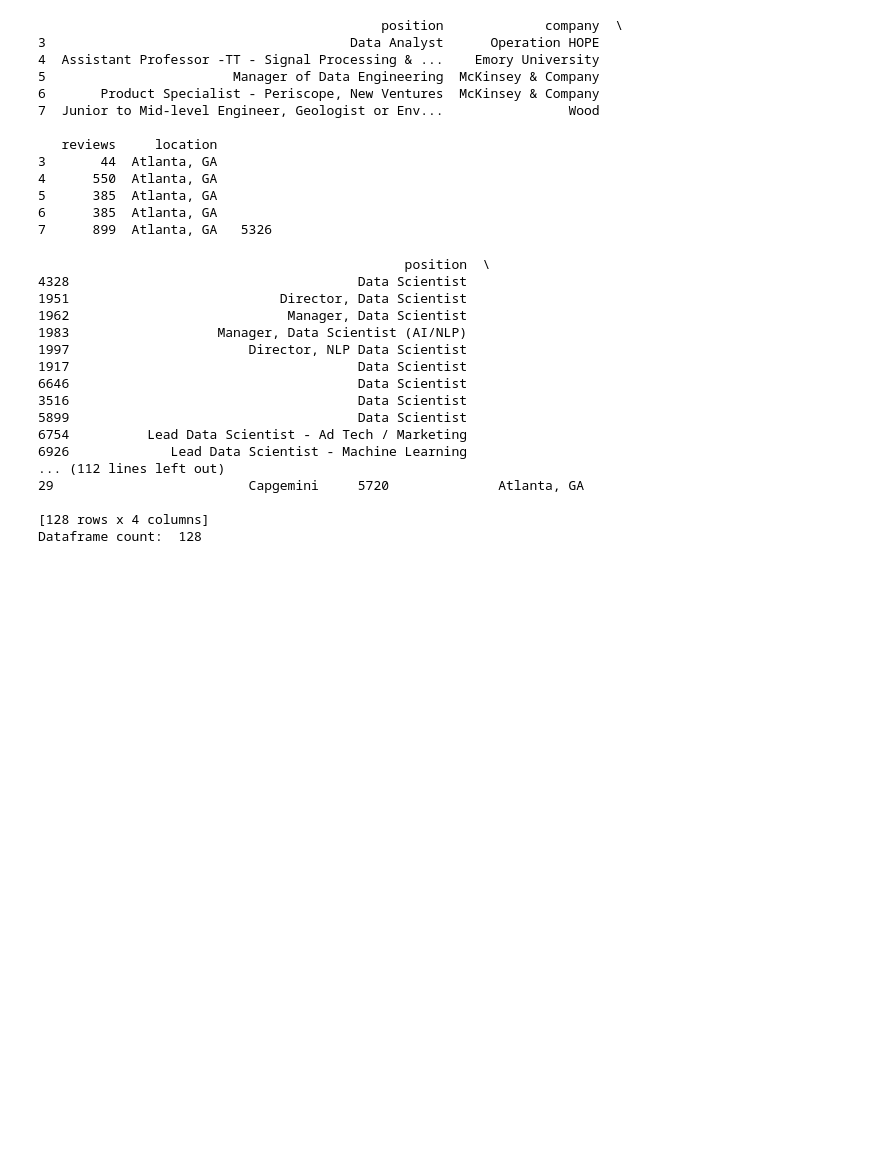
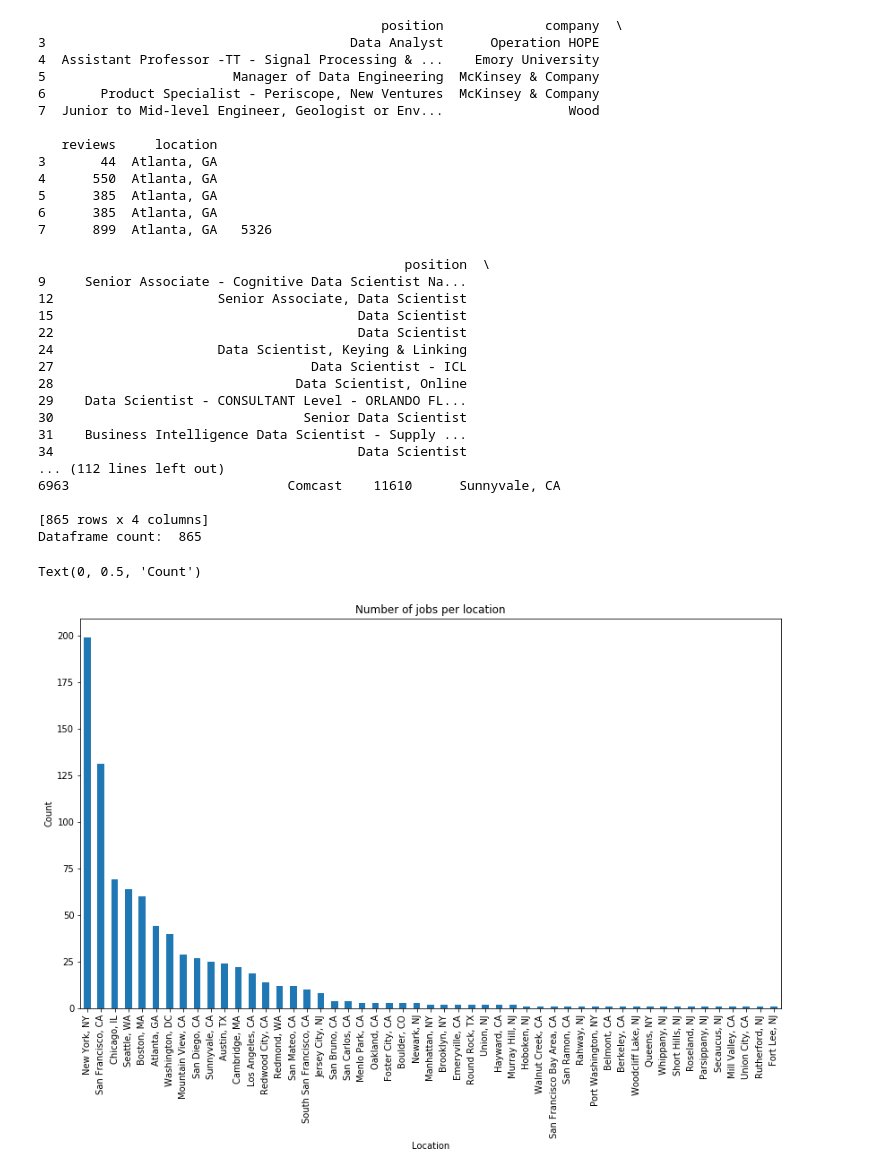
Before and after one commit to SindhuDataScience/ThinkfulExercises, a Jupyter notebook: Data_Scientist_Job_Market.ipynb, the cells around one changed output. Saved outputs shown, nothing was run; the diff lists cells and outputs as text; code cells hidden in the pictures; blank space fills up the shorter version.

Commit message:
data scientist jobs analysis-2nd commit

```diff
--- a/Data_Scientist_Job_Market.ipynb
+++ b/Data_Scientist_Job_Market.ipynb
@@ -72,28 +72,37 @@ print(DSData.head(),len(DSData))
 7      899  Atlanta, GA   5326
 # %%
 DSData = DSData[DSData['position'].str.contains("Data Scientist")]
-DSData = DSData[~DSData['position'].str.contains('Senior|online|Sr')]
+#DSData = DSData[~DSData['position'].str.contains('Senior|online|Sr')]
 DSData = DSData[~DSData['company'].str.contains('university')]
 print(DSData)
 print("Dataframe count: ",len(DSData))
 # %% [output]
                                                position  \
-4328                                     Data Scientist
-1951                           Director, Data Scientist
-1962                            Manager, Data Scientist
-1983                   Manager, Data Scientist (AI/NLP)
-1997                       Director, NLP Data Scientist
-1917                                     Data Scientist
-6646                                     Data Scientist
-3516                                     Data Scientist
-5899                                     Data Scientist
-6754          Lead Data Scientist - Ad Tech / Marketing
-6926             Lead Data Scientist - Machine Learning
+9     Senior Associate - Cognitive Data Scientist Na...
+12                     Senior Associate, Data Scientist
+15                                       Data Scientist
+22                                       Data Scientist
+24                     Data Scientist, Keying & Linking
+27                                 Data Scientist - ICL
+28                               Data Scientist, Online
+29    Data Scientist - CONSULTANT Level - ORLANDO FL...
+30                                Senior Data Scientist
+31    Business Intelligence Data Scientist - Supply ...
+34                                       Data Scientist
 ... (112 lines left out)
-29                         Capgemini     5720              Atlanta, GA
+6963                            Comcast    11610      Sunnyvale, CA
 
-[128 rows x 4 columns]
-Dataframe count:  128
+[865 rows x 4 columns]
+Dataframe count:  865
+# %%
+ax = DSData['location'].value_counts().plot(kind='bar',
+                                    figsize=(14,8),
+                                    title="Number of jobs per location")
+ax.set_xlabel("Location")
+ax.set_ylabel("Count")
+# %% [output]
+Text(0, 0.5, 'Count')
+[figure, added]
 # %%
 #print(DSData)
 #DSData.sort_values(['reviews'],ascending=False)
```
Also changed, not shown: parts of 3 cells of this notebook.
